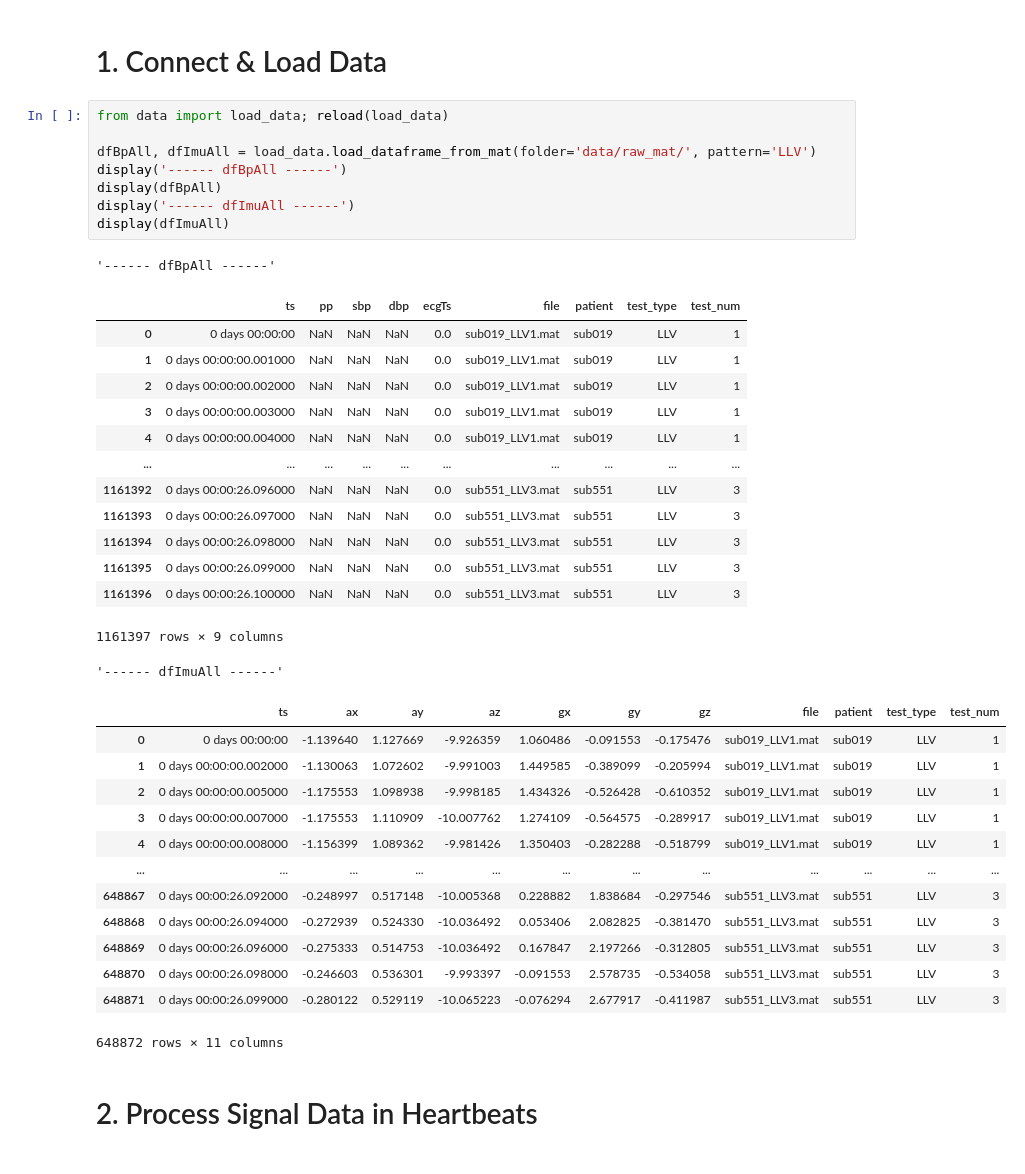
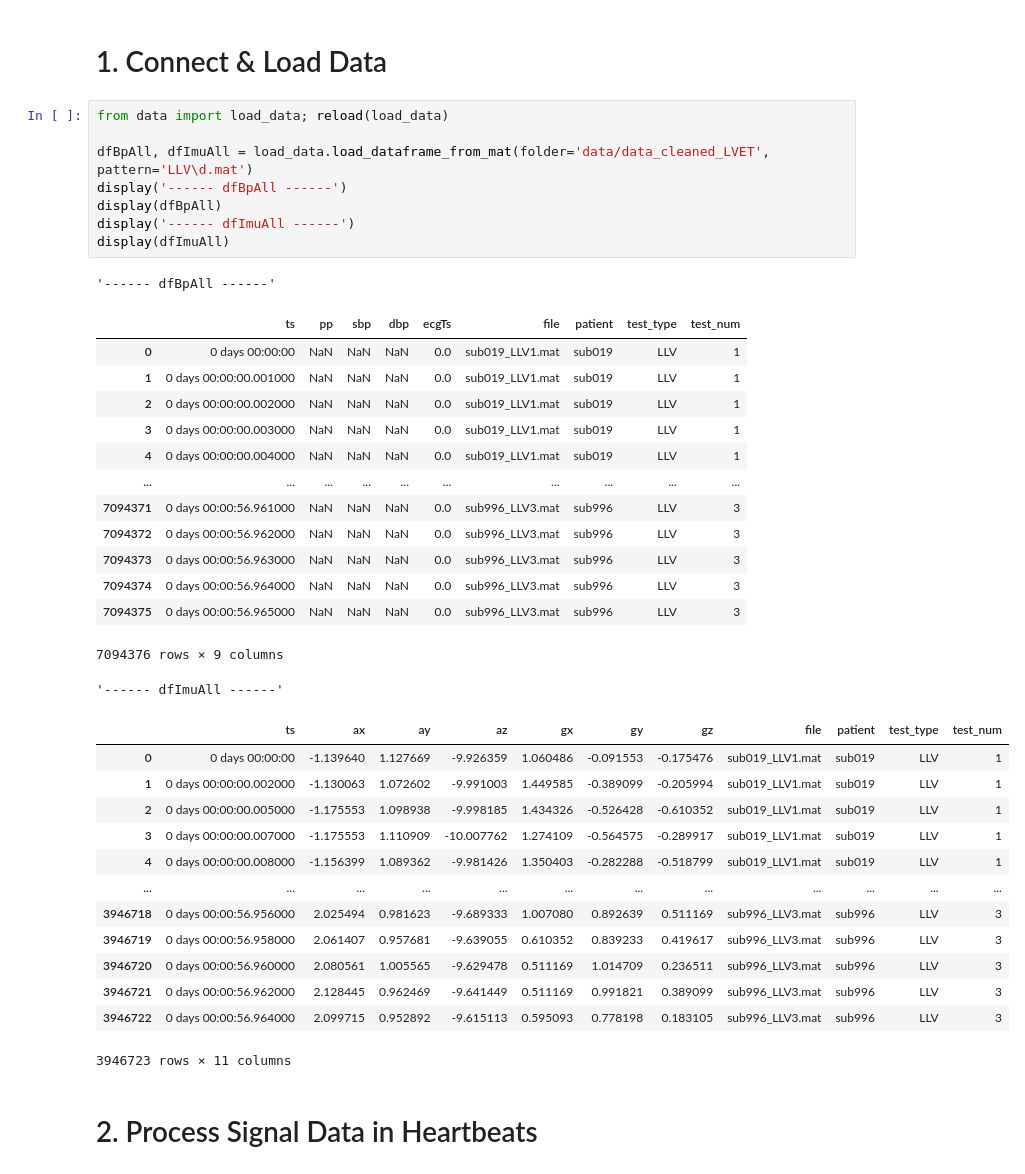
Before and after one commit to Angus-McLean/nipams-bp-py, a Jupyter notebook: notebooks/202202_SimplestRun.ipynb, the cells around one changed output. Drawn from its saved outputs; the diff is of its cells as text.

```diff
--- a/notebooks/202202_SimplestRun.ipynb
+++ b/notebooks/202202_SimplestRun.ipynb
@@ -16,40 +41,40 @@ warnings.filterwarnings('ignore')
 # %%
 from data import load_data; reload(load_data)
 
-dfBpAll, dfImuAll = load_data.load_dataframe_from_mat(folder='data/raw_mat/', pattern='LLV')
+dfBpAll, dfImuAll = load_data.load_dataframe_from_mat(folder='data/data_cleaned_LVET', pattern='LLV\d.mat')
 display('------ dfBpAll ------')
 display(dfBpAll)
 display('------ dfImuAll ------')
 display(dfImuAll)
 # %% [output]
 '------ dfBpAll ------'
 |  | ts | pp | sbp | dbp | ecgTs | file | patient | test_type | test_num |
 | 0 | 0 days 00:00:00 | NaN | NaN | NaN | 0.0 | sub019_LLV1.mat | sub019 | LLV | 1 |
 | 1 | 0 days 00:00:00.001000 | NaN | NaN | NaN | 0.0 | sub019_LLV1.mat | sub019 | LLV | 1 |
 | 2 | 0 days 00:00:00.002000 | NaN | NaN | NaN | 0.0 | sub019_LLV1.mat | sub019 | LLV | 1 |
 | 3 | 0 days 00:00:00.003000 | NaN | NaN | NaN | 0.0 | sub019_LLV1.mat | sub019 | LLV | 1 |
 | 4 | 0 days 00:00:00.004000 | NaN | NaN | NaN | 0.0 | sub019_LLV1.mat | sub019 | LLV | 1 |
 | ... | ... | ... | ... | ... | ... | ... | ... | ... | ... |
-| 1161392 | 0 days 00:00:26.096000 | NaN | NaN | NaN | 0.0 | sub551_LLV3.mat | sub551 | LLV | 3 |
-| 1161393 | 0 days 00:00:26.097000 | NaN | NaN | NaN | 0.0 | sub551_LLV3.mat | sub551 | LLV | 3 |
-| 1161394 | 0 days 00:00:26.098000 | NaN | NaN | NaN | 0.0 | sub551_LLV3.mat | sub551 | LLV | 3 |
-| 1161395 | 0 days 00:00:26.099000 | NaN | NaN | NaN | 0.0 | sub551_LLV3.mat | sub551 | LLV | 3 |
-| 1161396 | 0 days 00:00:26.100000 | NaN | NaN | NaN | 0.0 | sub551_LLV3.mat | sub551 | LLV | 3 |
+| 7094371 | 0 days 00:00:56.961000 | NaN | NaN | NaN | 0.0 | sub996_LLV3.mat | sub996 | LLV | 3 |
+| 7094372 | 0 days 00:00:56.962000 | NaN | NaN | NaN | 0.0 | sub996_LLV3.mat | sub996 | LLV | 3 |
+| 7094373 | 0 days 00:00:56.963000 | NaN | NaN | NaN | 0.0 | sub996_LLV3.mat | sub996 | LLV | 3 |
+| 7094374 | 0 days 00:00:56.964000 | NaN | NaN | NaN | 0.0 | sub996_LLV3.mat | sub996 | LLV | 3 |
+| 7094375 | 0 days 00:00:56.965000 | NaN | NaN | NaN | 0.0 | sub996_LLV3.mat | sub996 | LLV | 3 |
-1161397 rows × 9 columns
+7094376 rows × 9 columns
 '------ dfImuAll ------'
 |  | ts | ax | ay | az | gx | gy | gz | file | patient | test_type | test_num |
 | 0 | 0 days 00:00:00 | -1.139640 | 1.127669 | -9.926359 | 1.060486 | -0.091553 | -0.175476 | sub019_LLV1.mat | sub019 | LLV | 1 |
 | 1 | 0 days 00:00:00.002000 | -1.130063 | 1.072602 | -9.991003 | 1.449585 | -0.389099 | -0.205994 | sub019_LLV1.mat | sub019 | LLV | 1 |
 | 2 | 0 days 00:00:00.005000 | -1.175553 | 1.098938 | -9.998185 | 1.434326 | -0.526428 | -0.610352 | sub019_LLV1.mat | sub019 | LLV | 1 |
 | 3 | 0 days 00:00:00.007000 | -1.175553 | 1.110909 | -10.007762 | 1.274109 | -0.564575 | -0.289917 | sub019_LLV1.mat | sub019 | LLV | 1 |
 | 4 | 0 days 00:00:00.008000 | -1.156399 | 1.089362 | -9.981426 | 1.350403 | -0.282288 | -0.518799 | sub019_LLV1.mat | sub019 | LLV | 1 |
 | ... | ... | ... | ... | ... | ... | ... | ... | ... | ... | ... | ... |
-| 648867 | 0 days 00:00:26.092000 | -0.248997 | 0.517148 | -10.005368 | 0.228882 | 1.838684 | -0.297546 | sub551_LLV3.mat | sub551 | LLV | 3 |
-| 648868 | 0 days 00:00:26.094000 | -0.272939 | 0.524330 | -10.036492 | 0.053406 | 2.082825 | -0.381470 | sub551_LLV3.mat | sub551 | LLV | 3 |
-| 648869 | 0 days 00:00:26.096000 | -0.275333 | 0.514753 | -10.036492 | 0.167847 | 2.197266 | -0.312805 | sub551_LLV3.mat | sub551 | LLV | 3 |
-| 648870 | 0 days 00:00:26.098000 | -0.246603 | 0.536301 | -9.993397 | -0.091553 | 2.578735 | -0.534058 | sub551_LLV3.mat | sub551 | LLV | 3 |
-| 648871 | 0 days 00:00:26.099000 | -0.280122 | 0.529119 | -10.065223 | -0.076294 | 2.677917 | -0.411987 | sub551_LLV3.mat | sub551 | LLV | 3 |
+| 3946718 | 0 days 00:00:56.956000 | 2.025494 | 0.981623 | -9.689333 | 1.007080 | 0.892639 | 0.511169 | sub996_LLV3.mat | sub996 | LLV | 3 |
+| 3946719 | 0 days 00:00:56.958000 | 2.061407 | 0.957681 | -9.639055 | 0.610352 | 0.839233 | 0.419617 | sub996_LLV3.mat | sub996 | LLV | 3 |
+| 3946720 | 0 days 00:00:56.960000 | 2.080561 | 1.005565 | -9.629478 | 0.511169 | 1.014709 | 0.236511 | sub996_LLV3.mat | sub996 | LLV | 3 |
+| 3946721 | 0 days 00:00:56.962000 | 2.128445 | 0.962469 | -9.641449 | 0.511169 | 0.991821 | 0.389099 | sub996_LLV3.mat | sub996 | LLV | 3 |
+| 3946722 | 0 days 00:00:56.964000 | 2.099715 | 0.952892 | -9.615113 | 0.595093 | 0.778198 | 0.183105 | sub996_LLV3.mat | sub996 | LLV | 3 |
-648872 rows × 11 columns
+3946723 rows × 11 columns
 # %% [markdown]
 # 2. Process Signal Data in Heartbeats
 # %%
```
Also changed, not shown: parts of 3 cells of this notebook, 3 other files.
